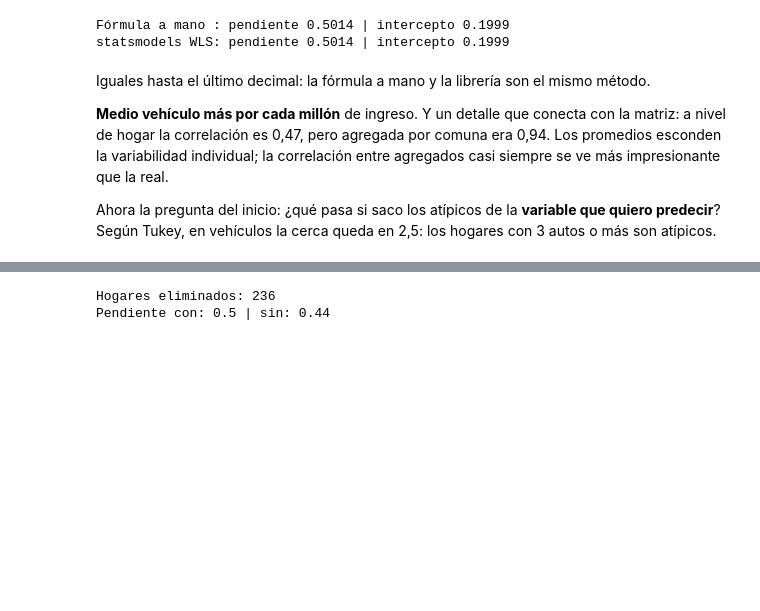
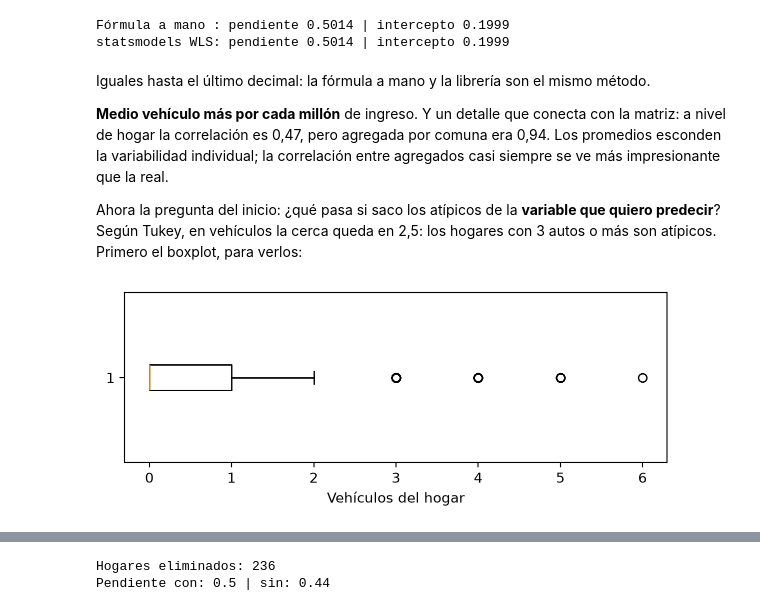
Before and after one commit to daniopitz/diplomado-cdd, a Jupyter notebook: 03_eda_bivariado.ipynb, the cells around one changed output, grey strips where cells are left out. Cells and saved outputs as stored; diff of their text form; code cells hidden in the pictures; blank space fills up the shorter version.

```diff
--- a/03_eda_bivariado.ipynb
+++ b/03_eda_bivariado.ipynb
@@ -628,7 +645,15 @@ Iguales hasta el último decimal: la fórmula a mano y la librería son el mismo
 
 **Medio vehículo más por cada millón** de ingreso. Y un detalle que conecta con la matriz: a nivel de hogar la correlación es 0,47, pero agregada por comuna era 0,94. Los promedios esconden la variabilidad individual; la correlación entre agregados casi siempre se ve más impresionante que la real.
 
-Ahora la pregunta del inicio: ¿qué pasa si saco los atípicos de la **variable que quiero predecir**? Según Tukey, en vehículos la cerca queda en 2,5: los hogares con 3 autos o más son atípicos.
+Ahora la pregunta del inicio: ¿qué pasa si saco los atípicos de la **variable que quiero predecir**? Según Tukey, en vehículos la cerca queda en 2,5: los hogares con 3 autos o más son atípicos. Primero el boxplot, para verlos:
+# %%
+# El boxplot de la variable a predecir
+fig, ax = plt.subplots(figsize=(7, 2.2))
+ax.boxplot(h["NumVeh"], vert=False)
+ax.set_xlabel("Vehículos del hogar")
+plt.show()
+# %% [output]
+[figure, added]
 # %%
 q1, q3 = h["NumVeh"].quantile([0.25, 0.75])
 corte = q3 + 1.5 * (q3 - q1)
```
Also changed, not shown: parts of 16 cells of this notebook, 3 other files.
